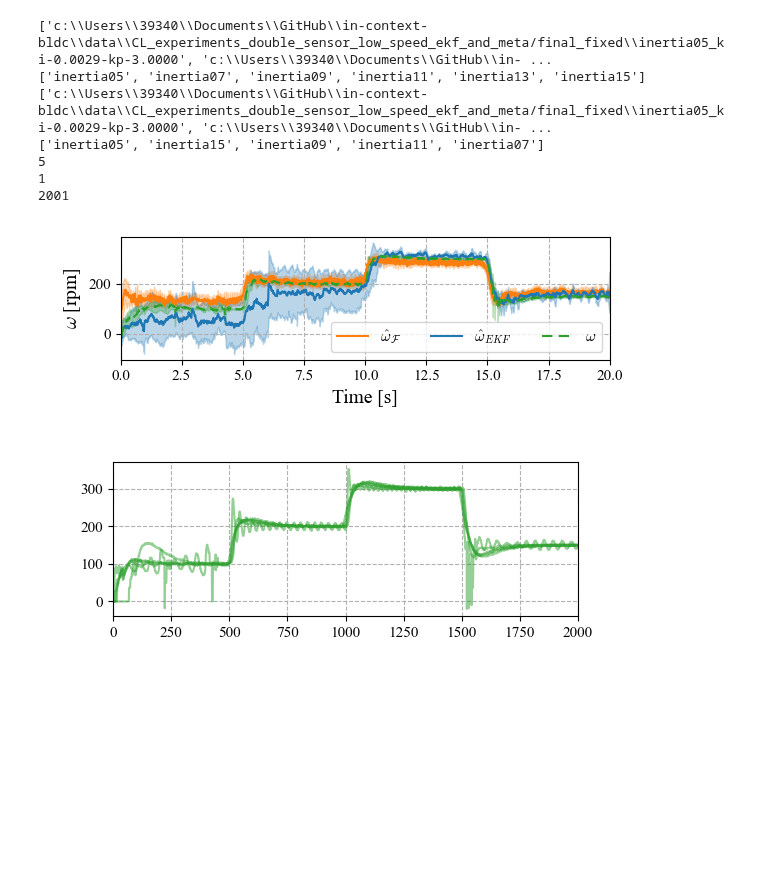
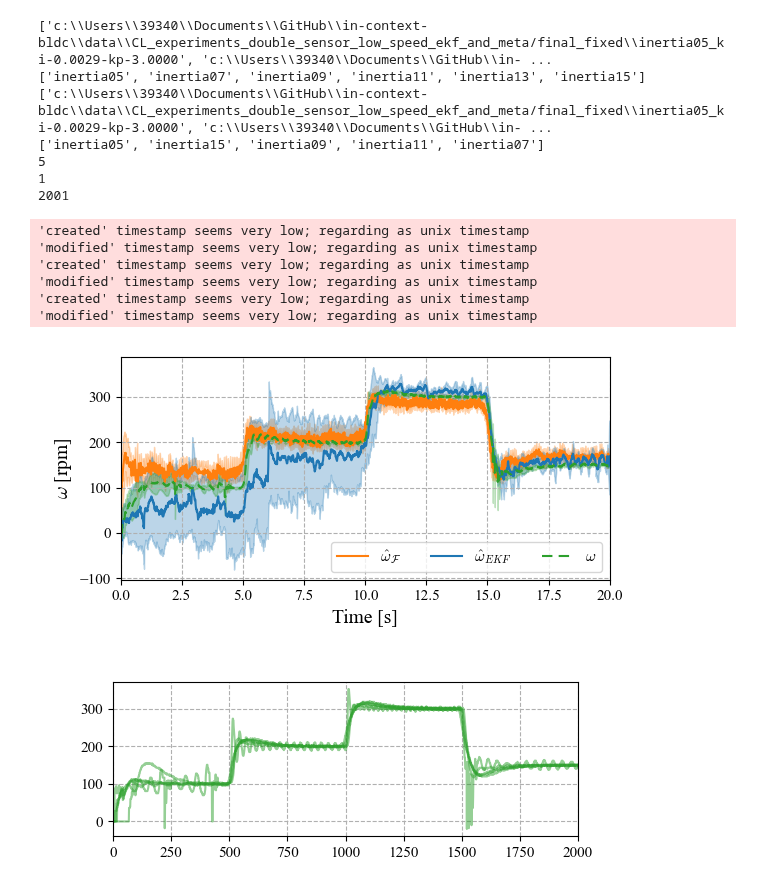
Before and after one commit to buswayne/in-context-bldc, a Jupyter notebook: speed_estimator/figures_multiplot.ipynb, the cells around one changed output. Drawn from its saved outputs; the diff is of its cells as text; code cells hidden in the pictures; blank space fills up the shorter version.

```diff
--- a/speed_estimator/figures_multiplot.ipynb
+++ b/speed_estimator/figures_multiplot.ipynb
@@ -89,7 +89,7 @@ std_meta_profile = profile_full_meta[:,0,:].std(axis = 0)
 std_ekf_profile  =  profile_full_ekf[:,0,:].std(axis = 0)
 
 
-fig = plt.figure(figsize=(6,2))
+fig = plt.figure(figsize=(6,3))
 
 plt.plot(df['t'], avg_meta_profile, color="tab:orange", label=r"$\hat{\omega}_{\mathcal{F}}$")
 plt.fill_between(df["t"],
@@ -103,35 +103,41 @@ plt.plot(df['t'], avg_ekf_profile, color="tab:blue", label=r"$\hat{\omega}_{EKF}
 plt.fill_between(df["t"],
     avg_ekf_profile + std_ekf_profile,
     avg_ekf_profile - std_ekf_profile,
     color='tab:blue',
     alpha=0.3
     )
 
 
 plt.plot(df['t'], avg_real_profile, color="tab:green", linestyle=(0, (5, 3)), label=r"$\omega$")
 plt.fill_between(df["t"],
     avg_real_profile + std_real_profile,
     avg_real_profile - std_real_profile,
     color='tab:green',
     alpha=0.3
     )
 
 plt.legend(ncols= 3)
 plt.xlabel("Time [s]")
 plt.ylabel("$\omega$ [rpm]")
 plt.tight_layout()
-# plt.savefig("figures\\multiplot_5.pdf", dpi=300)
+plt.savefig("figures\\multiplot_5.pdf", dpi=300)
 
 plt.show()
 # %% [output]
 ['c:\\Users\\39340\\Documents\\GitHub\\in-context-bldc\\data\\CL_experiments_double_sensor_low_speed_ekf_and_meta/final_fixed\\inertia05_ki-0.0029-kp-3.0000', 'c:\\Users\\39340\\Documents\\GitHub\\in- ...
 ['inertia05', 'inertia07', 'inertia09', 'inertia11', 'inertia13', 'inertia15']
 ['c:\\Users\\39340\\Documents\\GitHub\\in-context-bldc\\data\\CL_experiments_double_sensor_low_speed_ekf_and_meta/final_fixed\\inertia05_ki-0.0029-kp-3.0000', 'c:\\Users\\39340\\Documents\\GitHub\\in- ...
 ['inertia05', 'inertia15', 'inertia09', 'inertia11', 'inertia07']
 5
 1
 2001
+'created' timestamp seems very low; regarding as unix timestamp
+'modified' timestamp seems very low; regarding as unix timestamp
+'created' timestamp seems very low; regarding as unix timestamp
+'modified' timestamp seems very low; regarding as unix timestamp
+'created' timestamp seems very low; regarding as unix timestamp
+'modified' timestamp seems very low; regarding as unix timestamp
-[figure, old version]
+[figure, new version]
 # %%
 plt.figure(figsize=(6,2))
 color_palette = ["#0b3319","#15751e","#39a325","#79e230","#c0ff35","#f9fba5"]
```
Also changed, not shown: 24 other files.
